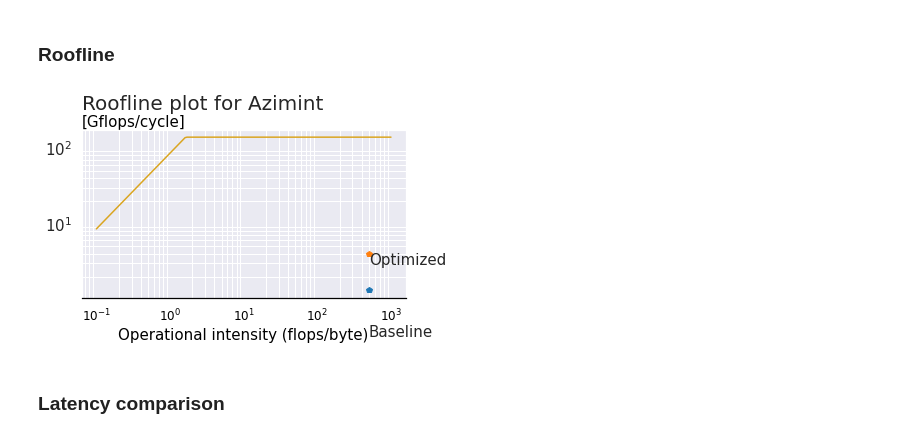
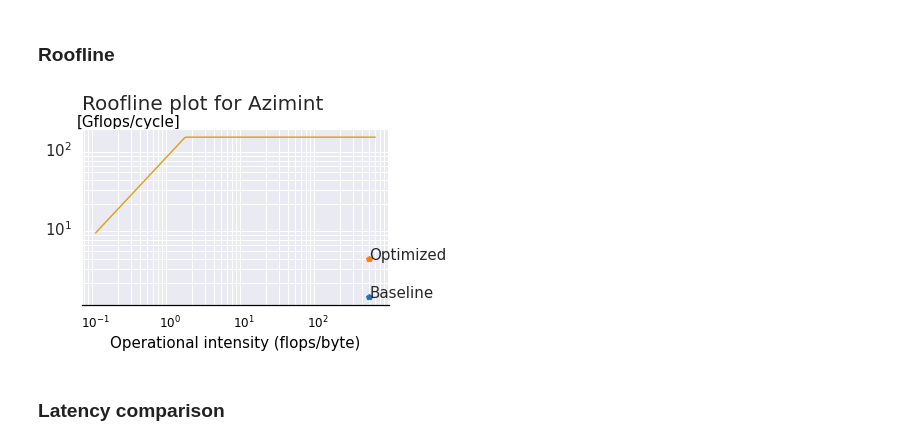
Before and after one commit to fabianlandwehr1/DPHPC-Project, a Jupyter notebook: graphs/DPHPC Graphs.ipynb, the cells around one changed output. Cells and saved outputs as stored; diff of their text form; code cells hidden in the pictures.

```diff
--- a/graphs/DPHPC Graphs.ipynb
+++ b/graphs/DPHPC Graphs.ipynb
@@ -50,7 +50,7 @@ peak_perf = 138.65 # flops per cycle
 #bandwidth [GB/sec]
 stream_bw =  4*21.33 # 4 DRAM sticks in fpga1
 #[computational intensity, performance, color]
-kernel = [[499.88, 1.33, color_baseline],
+kernel = [[499.88, 1.33, color_baseline],  # computational intensity, performance
           [500.38, 3.94, color_optimized1]]
 
 kernel_names = ['Baseline', 'Optimized']
@@ -61,7 +61,7 @@ fig, ax = plt.subplots()
 temp = []
 
 #plot roofline
-x = np.arange(0.1,1000,0.1)
+x = np.arange(0.1,600,0.1)
 left_roof = x * stream_bw
 for i in range(len(x)):
     temp.append(min(left_roof[i],peak_perf))
@@ -71,34 +71,34 @@ ax.plot(x,y,color='goldenrod')
 
 #plot kernels
 for i in range(len(kernel)):
     ax.plot(kernel[i][0], kernel[i][1], 'p', color=kernel[i][2])
 
 # Add labels to each datapoint
 for i, txt in enumerate(kernel_names):
     ax.annotate(txt, (kernel[i][0], kernel[i][1]), (kernel[i][0] + annotation_offset, kernel[i][1] + annotation_offset))
 
 ## Roofline settings #########################################################################
 
 ax.set_xscale("log")
 ax.set_yscale("log")
 ax.set_title('Roofline plot for {}'.format(kernel_name), loc='left', pad = 20)
 ax.set_xlabel('Operational intensity (flops/byte)')
 ax.set_ylabel('[Gflops/cycle]', rotation=0, loc = 'top')
 ax.grid(which="both")
 ax.spines['bottom'].set_color('black')
 ax.tick_params(axis='x', colors='black')
 ax.xaxis.label.set_color('black')
 ax.yaxis.label.set_color('black')
 # plt.legend(loc='upper left')
 ax.yaxis.set_label_coords(0.32, 1)
 
 # plt.xticks(x, x)
 plt.tight_layout() #Cuts waste white space
 plt.savefig('./{}_roofline.pdf'.format(kernel_name),
             facecolor=fig.get_facecolor(), bbox_inches="tight", edgecolor='None',dpi=500)
 plt.show()
 # %% [output]
-[figure, old version]
+[figure, new version]
 # %% [markdown]
 ### Latency comparison
 # %%
```
Also changed, not shown: parts of 5 cells of this notebook, 10 other files.
